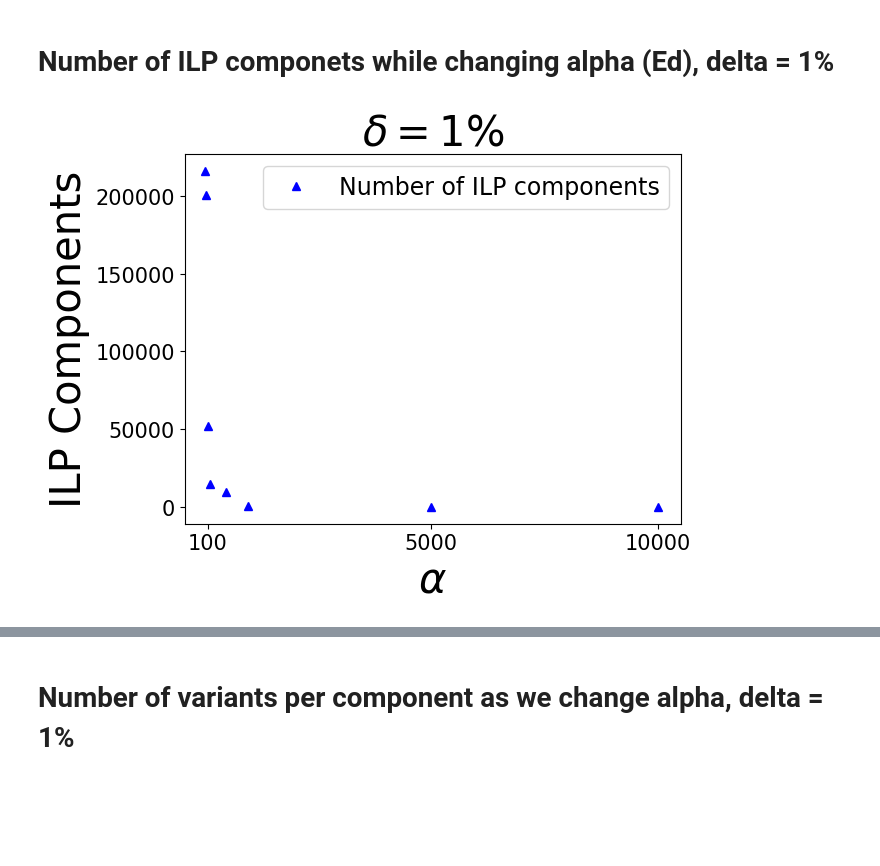
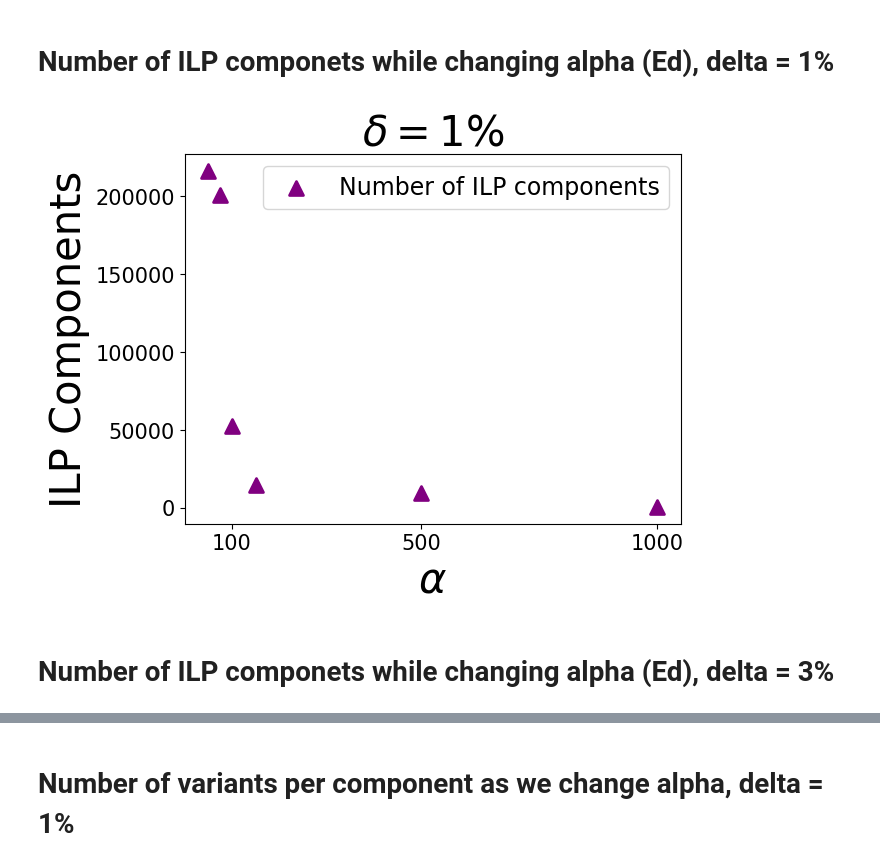
Before and after one commit to NedaTavakoli/hged_cpp, a Jupyter notebook: plots/ed_Plot_chr22-ISMB.ipynb, the cells around one changed output, grey strips where cells are left out. Saved outputs shown, nothing was run; the diff lists cells and outputs as text; code cells hidden in the pictures; blank space fills up the shorter version.

```diff
--- a/plots/ed_Plot_chr22-ISMB.ipynb
+++ b/plots/ed_Plot_chr22-ISMB.ipynb
@@ -15,31 +15,32 @@ from numpy import loadtxt
 # %% [markdown]
 # Number of ILP componets while changing alpha (Ed), delta = 1%
 # %%
-N_components = [216057, 200580, 52333, 14508, 9660, 404, 204, 40]
+N_components = [216057, 200580, 52333, 14508, 9660, 404]
 
-alpha_1 = [50, 75, 100, 150, 500, 1000, 5000, 10000]
+alpha_1 = [50, 75, 100, 150, 500, 1000]
 # %%
-# plt.scatter(alpha_1, N_components, c ="purple",
-#             linewidths = 2,
-#             marker ="^",
-#             edgecolor ="purple",
-#             s = 100, label='Number of ILP components')
-plt.plot(alpha_1, N_components, 'b^',  linewidth = 3,label='Number of ILP components')
+plt.scatter(alpha_1, N_components, c ="purple",
+            linewidths = 2,
+            marker ="^",
+            edgecolor ="purple",
+            s = 100, label='Number of ILP components')
+# plt.plot(alpha_1, N_components, 'b^',  linewidth = 3,label='Number of ILP components')
 
 
 # # setting x and y axis range
-plt.xlim(-400,10500)
-# plt.ylim(20,250000)
+plt.xlim(0,1050)
 
-plt.xticks([100,5000, 10000], fontsize=15)
+plt.xticks([100, 500, 1000], fontsize=15)
 plt.yticks(fontsize=15)
 
 plt.xlabel(r'$\alpha$', fontsize=30)
 plt.ylabel('ILP Components',fontsize=30)
 plt.title(r'$\delta =1\%$',fontsize=30)
 plt.legend(fontsize=17,loc=1)
 
-plt.savefig('[number_ILP_components_per_alpha-chr22.pdf', bbox_inches="tight")
+plt.savefig('number_ILP_components_per_alpha-chr22_delta1.pdf', bbox_inches="tight")
 plt.show()
 # %% [output]
-[figure, old version]
+[figure, new version]
+# %% [markdown]
+# Number of ILP componets while changing alpha (Ed), delta = 3%
```
Also changed, not shown: parts of 13 cells of this notebook, 9 other files.
